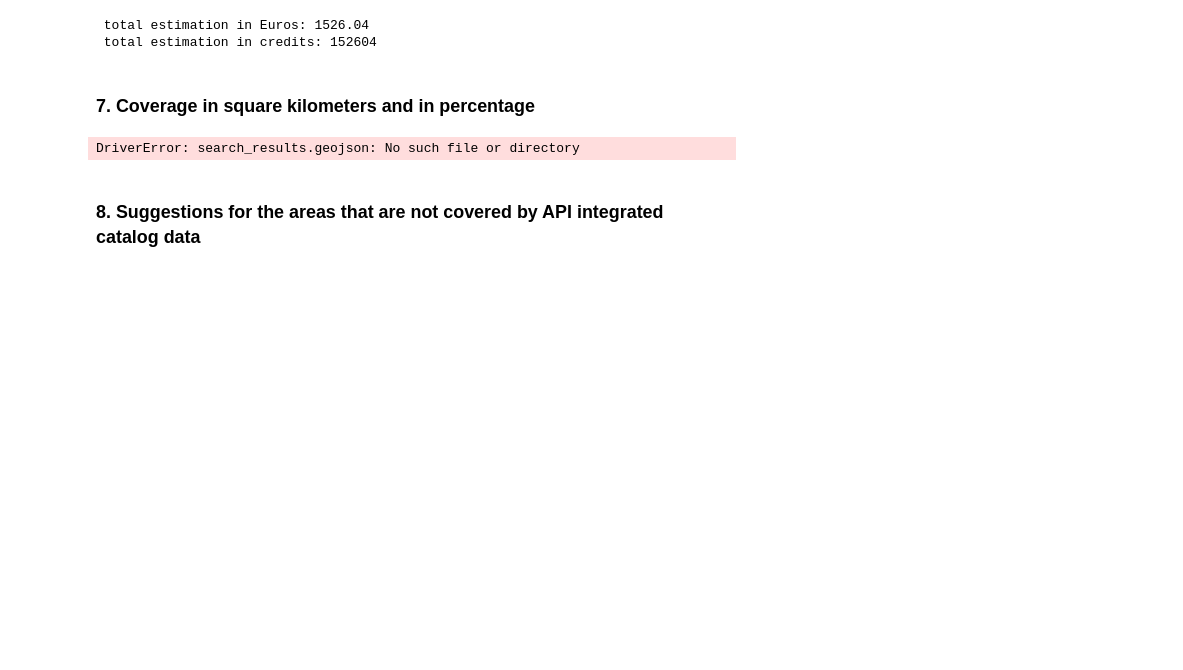
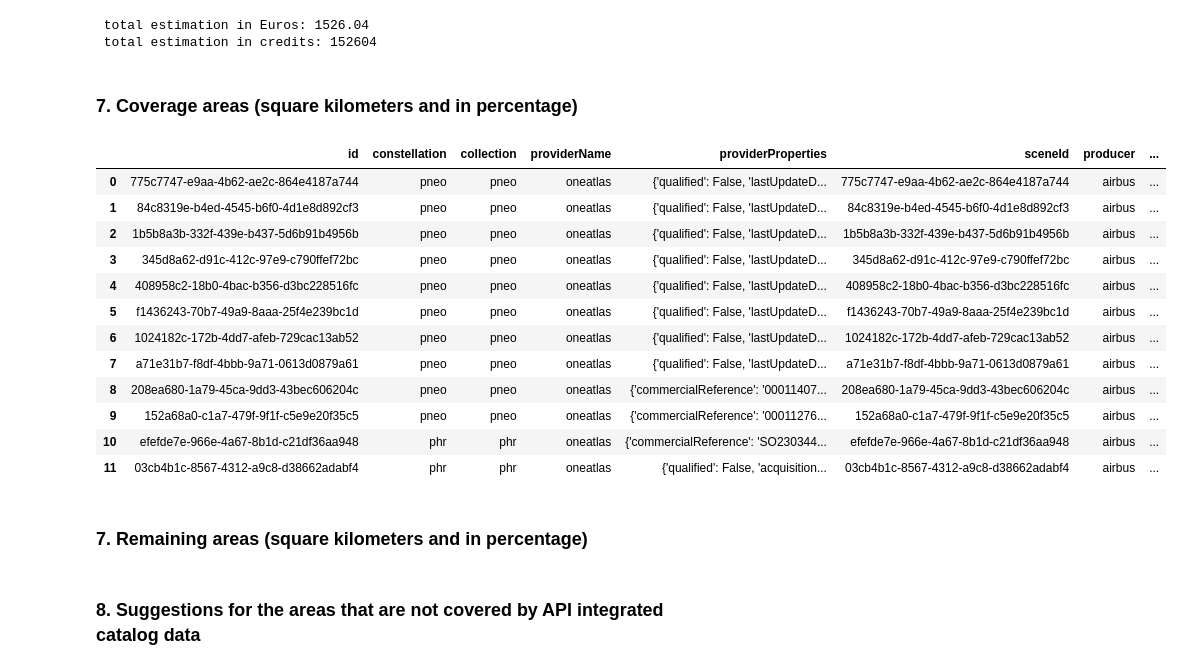
Before and after one commit to urbanis/up-42-challenge, a Jupyter notebook: up-42-challenge.ipynb, the cells around one changed output. Saved outputs shown, nothing was run; the diff lists cells and outputs as text; code cells hidden in the pictures; blank space fills up the shorter version.

Commit message:
update coverage and remaining

```diff
--- a/up-42-challenge.ipynb
+++ b/up-42-challenge.ipynb
@@ -605,30 +605,42 @@ print(f" total estimation in credits: {total_sum_credits}")
  total estimation in Euros: 1526.04
  total estimation in credits: 152604
 # %% [markdown]
-### 7. Coverage in square kilometers and in percentage
+### 7. Coverage areas (square kilometers and in percentage)
 # %%
 # Load GeoJSON files into GeoDataFrames
-search_results = gpd.read_file('search_results.geojson').to_crs(epsg=3857)
-buffer = gpd.read_file('road_alignment_buffer.geojson').to_crs(epsg=3857)
+search_results = gpd.read_file('./outputs_geojson/search_results.geojson').to_crs(epsg=3857)
+buffer = gpd.read_file('./outputs_geojson/road_alignment_buffer.geojson').to_crs(epsg=3857)
 
 # Perform a spatial join between X and Y
 intersection = gpd.sjoin(search_results, buffer, how="inner", op='intersects')
 
 # Calculate the intersection area in square kilometers
 intersection['intersection_area_km2'] = intersection.geometry.area / 10**6
 
 # Calculate the total area of Y in square kilometers
 total_area_buffer_km2 = buffer.geometry.area.sum() / 10**6
 
 # Calculate the percentage of each polygon's area in X relative to Y
 intersection['coverage_percentage'] = (intersection['intersection_area_km2'] / total_area_buffer_km2) * 100
 
 # Show the GeoDataFrame with the coverage percentage
 
-intersection.to_file('intersection.geojson', driver='GeoJSON')
+intersection.to_file('./outputs_geojson/intersection.geojson', driver='GeoJSON')
 intersection
 # %% [output]
-DriverError: search_results.geojson: No such file or directory
+|  | id | constellation | collection | providerName | providerProperties | sceneId | producer | ... |
+| 0 | 775c7747-e9aa-4b62-ae2c-864e4187a744 | pneo | pneo | oneatlas | {'qualified': False, 'lastUpdateD... | 775c7747-e9aa-4b62-ae2c-864e4187a744 | airbus | ... |
+| 1 | 84c8319e-b4ed-4545-b6f0-4d1e8d892cf3 | pneo | pneo | oneatlas | {'qualified': False, 'lastUpdateD... | 84c8319e-b4ed-4545-b6f0-4d1e8d892cf3 | airbus | ... |
+| 2 | 1b5b8a3b-332f-439e-b437-5d6b91b4956b | pneo | pneo | oneatlas | {'qualified': False, 'lastUpdateD... | 1b5b8a3b-332f-439e-b437-5d6b91b4956b | airbus | ... |
+| 3 | 345d8a62-d91c-412c-97e9-c790ffef72bc | pneo | pneo | oneatlas | {'qualified': False, 'lastUpdateD... | 345d8a62-d91c-412c-97e9-c790ffef72bc | airbus | ... |
+| 4 | 408958c2-18b0-4bac-b356-d3bc228516fc | pneo | pneo | oneatlas | {'qualified': False, 'lastUpdateD... | 408958c2-18b0-4bac-b356-d3bc228516fc | airbus | ... |
+| 5 | f1436243-70b7-49a9-8aaa-25f4e239bc1d | pneo | pneo | oneatlas | {'qualified': False, 'lastUpdateD... | f1436243-70b7-49a9-8aaa-25f4e239bc1d | airbus | ... |
+| 6 | 1024182c-172b-4dd7-afeb-729cac13ab52 | pneo | pneo | oneatlas | {'qualified': False, 'lastUpdateD... | 1024182c-172b-4dd7-afeb-729cac13ab52 | airbus | ... |
+| 7 | a71e31b7-f8df-4bbb-9a71-0613d0879a61 | pneo | pneo | oneatlas | {'qualified': False, 'lastUpdateD... | a71e31b7-f8df-4bbb-9a71-0613d0879a61 | airbus | ... |
+| 8 | 208ea680-1a79-45ca-9dd3-43bec606204c | pneo | pneo | oneatlas | {'commercialReference': '00011407... | 208ea680-1a79-45ca-9dd3-43bec606204c | airbus | ... |
+| 9 | 152a68a0-c1a7-479f-9f1f-c5e9e20f35c5 | pneo | pneo | oneatlas | {'commercialReference': '00011276... | 152a68a0-c1a7-479f-9f1f-c5e9e20f35c5 | airbus | ... |
+| 10 | efefde7e-966e-4a67-8b1d-c21df36aa948 | phr | phr | oneatlas | {'commercialReference': 'SO230344... | efefde7e-966e-4a67-8b1d-c21df36aa948 | airbus | ... |
+| 11 | 03cb4b1c-8567-4312-a9c8-d38662adabf4 | phr | phr | oneatlas | {'qualified': False, 'acquisition... | 03cb4b1c-8567-4312-a9c8-d38662adabf4 | airbus | ... |
 # %%
 intersection
 # %%
@@ -637,6 +649,8 @@ buffer.crs
 search_results.crs
 # %%
 intersection[['id', 'coverage_percentage']]
+# %% [markdown]
+### 7. Remaining areas (square kilometers and in percentage)
 # %%
 # Realizar una unión espacial entre X y Y
 intersection = gpd.overlay(search_results, buffer, how='intersection')
```
Also changed, not shown: parts of 1 cell of this notebook, 2 other files.
